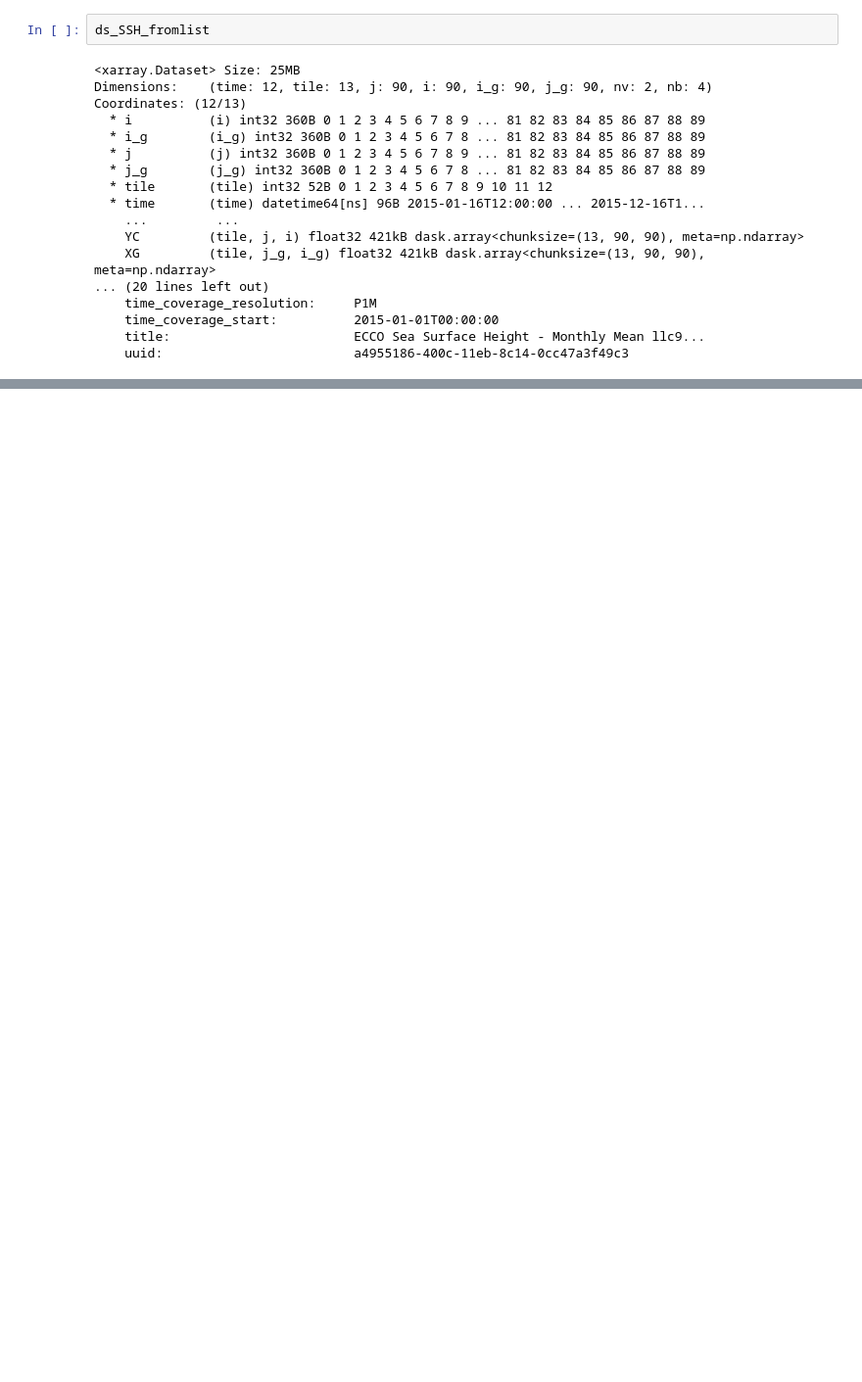
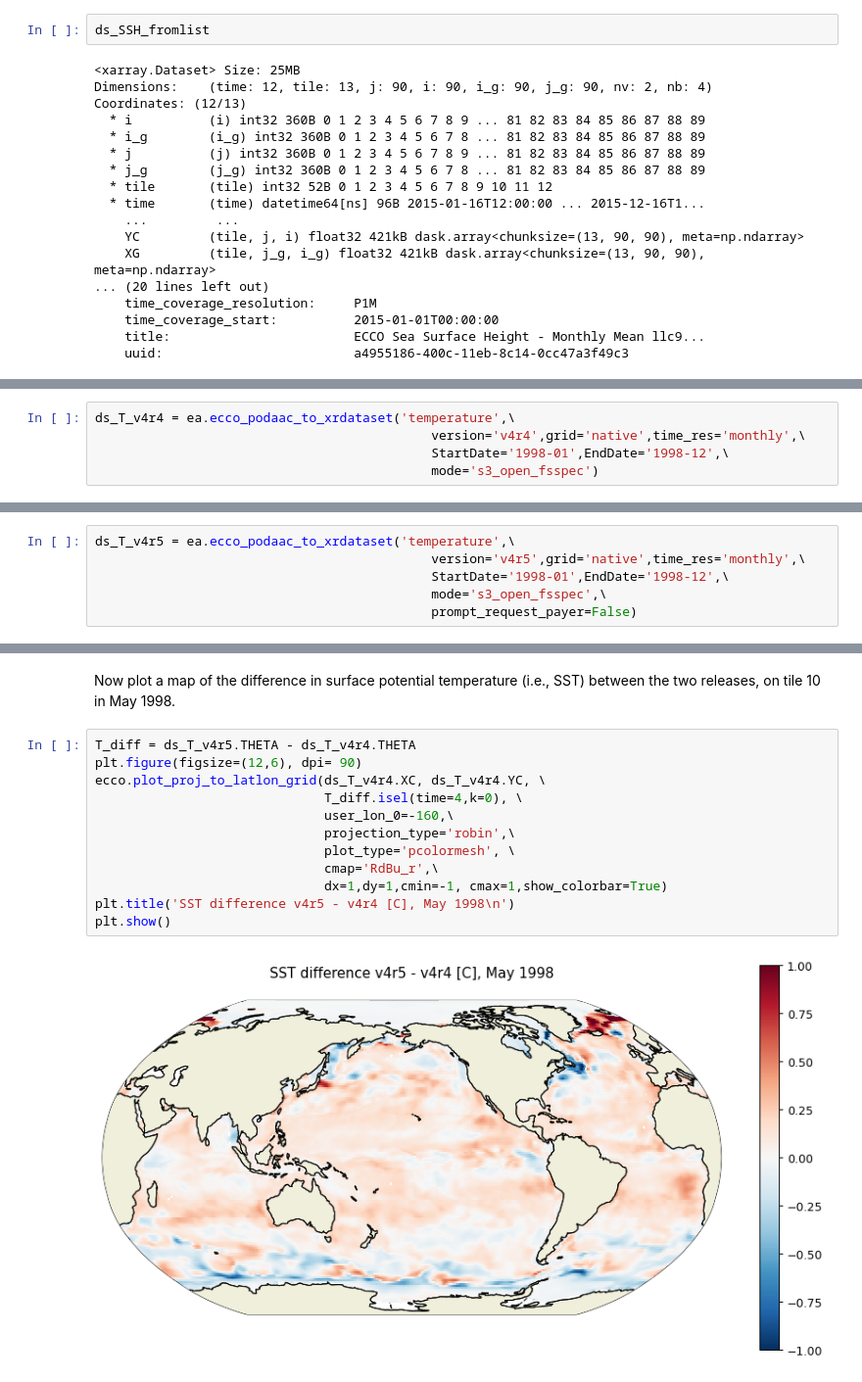
Before and after one commit to ECCO-GROUP/ECCO-v4-Python-Tutorial, a Jupyter notebook: ecco_access/ecco_access_tutorials/ECCO_access_intro.ipynb, the cells around one changed output, grey strips where cells are left out. Shown at 98% size. Cells and saved outputs as stored; diff of their text form; blank space fills up the shorter version.

Commit message:
updated ecco_access intro tutorial for inclusion of ecco_access in ecco_v4_py

```diff
--- a/ecco_access/ecco_access_tutorials/ECCO_access_intro.ipynb
+++ b/ecco_access/ecco_access_tutorials/ECCO_access_intro.ipynb
@@ -379,0 +362,5 @@ Coordinates: (12/13)
+# %%
+ds_T_v4r4 = ea.ecco_podaac_to_xrdataset('temperature',\
+                                            version='v4r4',grid='native',time_res='monthly',\
+                                            StartDate='1998-01',EndDate='1998-12',\
+                                            mode='s3_open_fsspec')
@@ -379,0 +416,6 @@ Coordinates: (12/13)
+# %%
+ds_T_v4r5 = ea.ecco_podaac_to_xrdataset('temperature',\
+                                            version='v4r5',grid='native',time_res='monthly',\
+                                            StartDate='1998-01',EndDate='1998-12',\
+                                            mode='s3_open_fsspec',\
+                                            prompt_request_payer=False)
@@ -379,0 +462,16 @@ Coordinates: (12/13)
+# %% [markdown]
+Now plot a map of the difference in surface potential temperature (i.e., SST) between the two releases, on tile 10 in May 1998.
+# %%
+T_diff = ds_T_v4r5.THETA - ds_T_v4r4.THETA
+plt.figure(figsize=(12,6), dpi= 90)
+ecco.plot_proj_to_latlon_grid(ds_T_v4r4.XC, ds_T_v4r4.YC, \
+                              T_diff.isel(time=4,k=0), \
+                              user_lon_0=-160,\
+                              projection_type='robin',\
+                              plot_type='pcolormesh', \
+                              cmap='RdBu_r',\
+                              dx=1,dy=1,cmin=-1, cmax=1,show_colorbar=True)
+plt.title('SST difference v4r5 - v4r4 [C], May 1998\n')
+plt.show()
+# %% [output]
+[figure, added]
```
Also changed, not shown: parts of 39 cells of this notebook.
